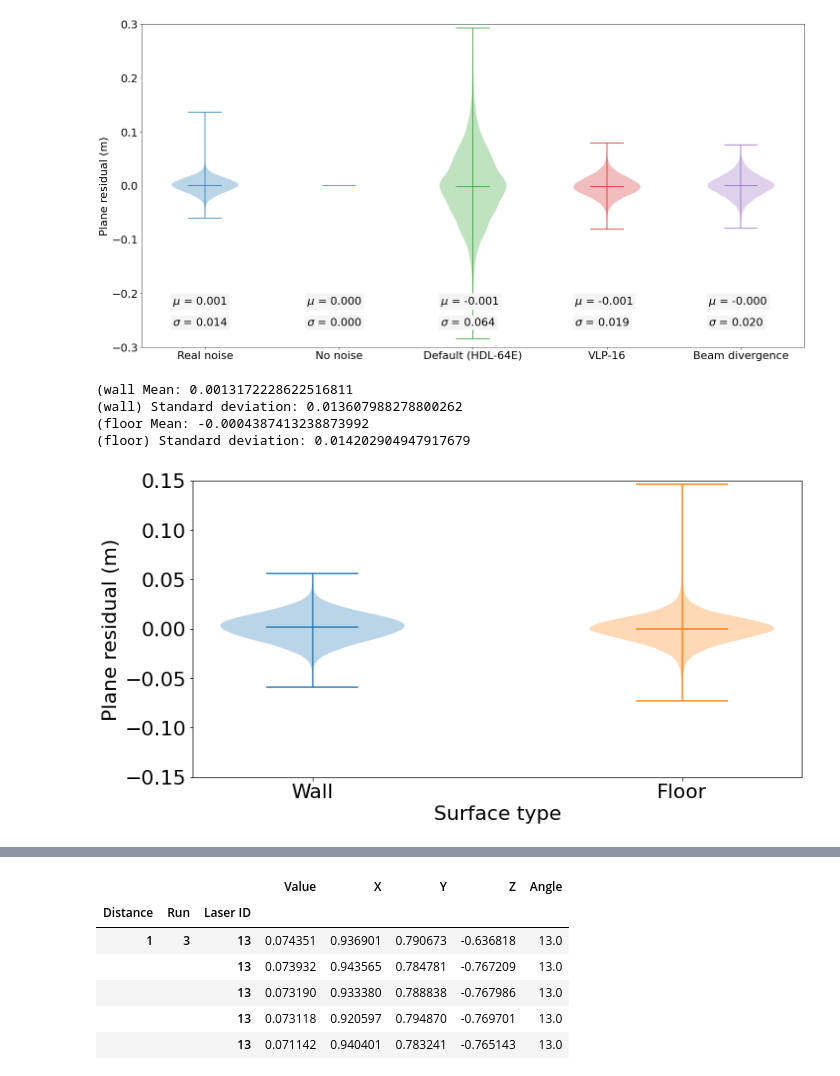
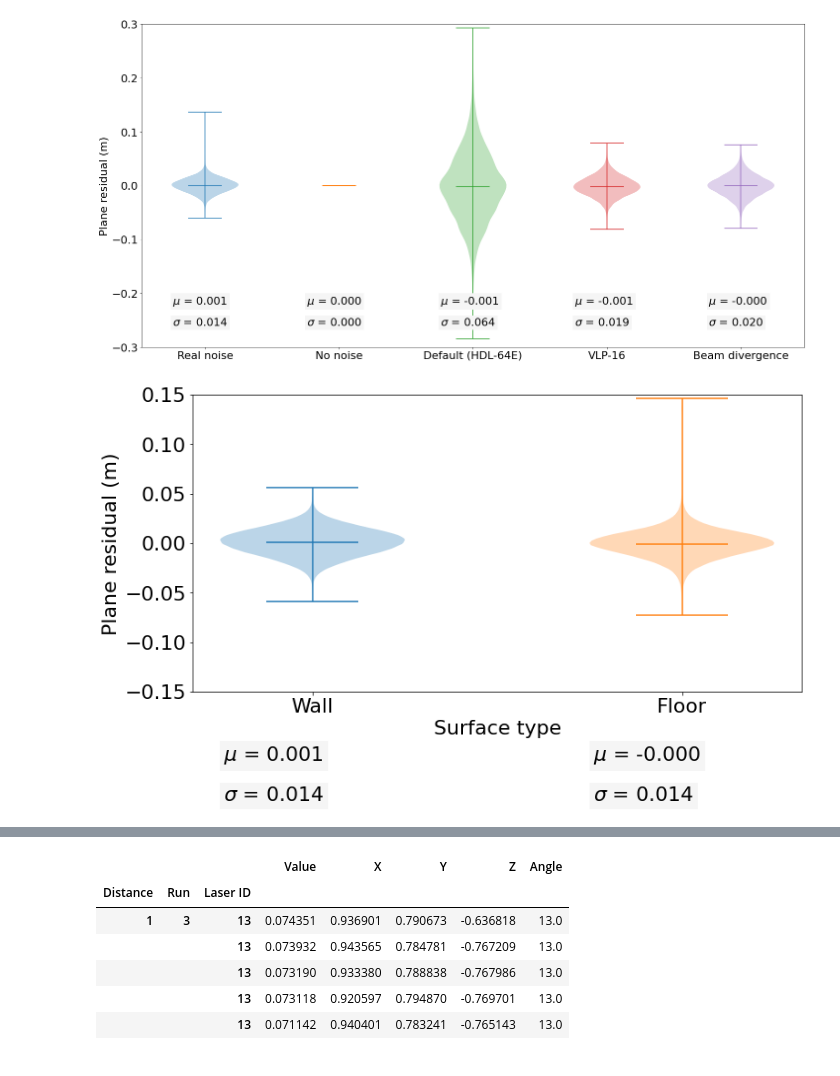
Before and after one commit to branislavjenco/thesis-code, a Jupyter notebook: noise_distributions.ipynb, the cells around one changed output, grey strips where cells are left out. Drawn from its saved outputs; the diff is of its cells as text; code cells hidden in the pictures.

```diff
--- a/noise_distributions.ipynb
+++ b/noise_distributions.ipynb
@@ -269,27 +269,23 @@ Earth mover's distance 0.004896563346569146
 # %%
 def plot_violin(data):
     fig = plt.figure()
     fig.set_figwidth(12)
     fig.set_figheight(6)
     for i, kind in enumerate(["wall", "floor"]):
         kind_data = data.loc[kind]
         plt.violinplot(kind_data["Value"], positions=[i],showmeans=True)
-        print(f"({kind} Mean:", kind_data["Value"].mean())
-        print(f"({kind}) Standard deviation:", kind_data["Value"].std())
+        mean = kind_data["Value"].mean()
+        std = kind_data["Value"].std()
     plt.xticks([0,1], labels=["Wall", "Floor"])
     plt.ylim(-0.15, 0.15)
     plt.xlabel("Surface type")
     plt.ylabel("Plane residual (m)")
     fig.savefig("plots/v_real_surface_comparison.png", bbox_inches='tight', pad_inches=1)
     plt.show()
 
 plot_violin(df.query("Error == 'real'"))
 # %% [output]
-(wall Mean: 0.0013172228622516811
-(wall) Standard deviation: 0.013607988278800262
-(floor Mean: -0.0004387413238873992
-(floor) Standard deviation: 0.014202904947917679
-[figure, old version]
+[figure, new version]
 # %%
 def plot_violin_per_distance(data, kind):
     kind_data = data.loc[kind]
```
Also changed, not shown: parts of 2 cells of this notebook, 2 other files.
